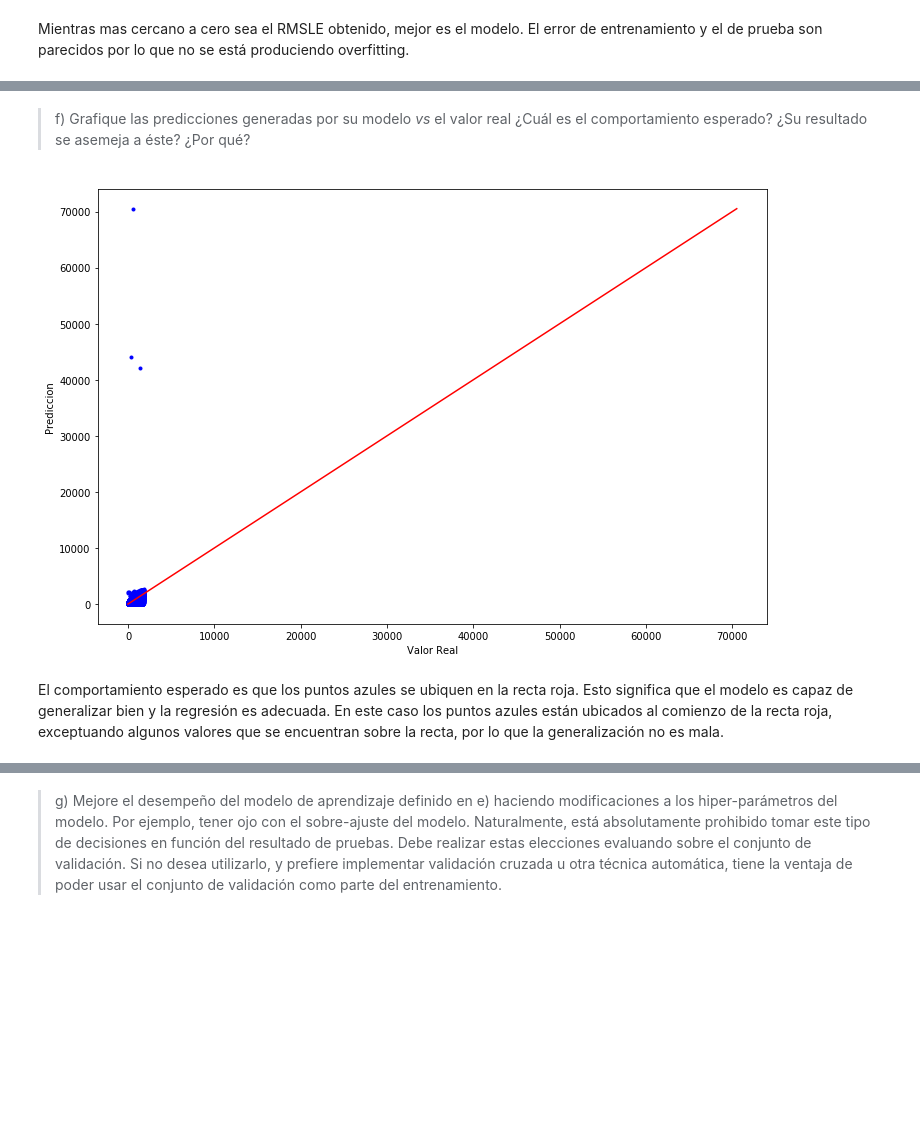
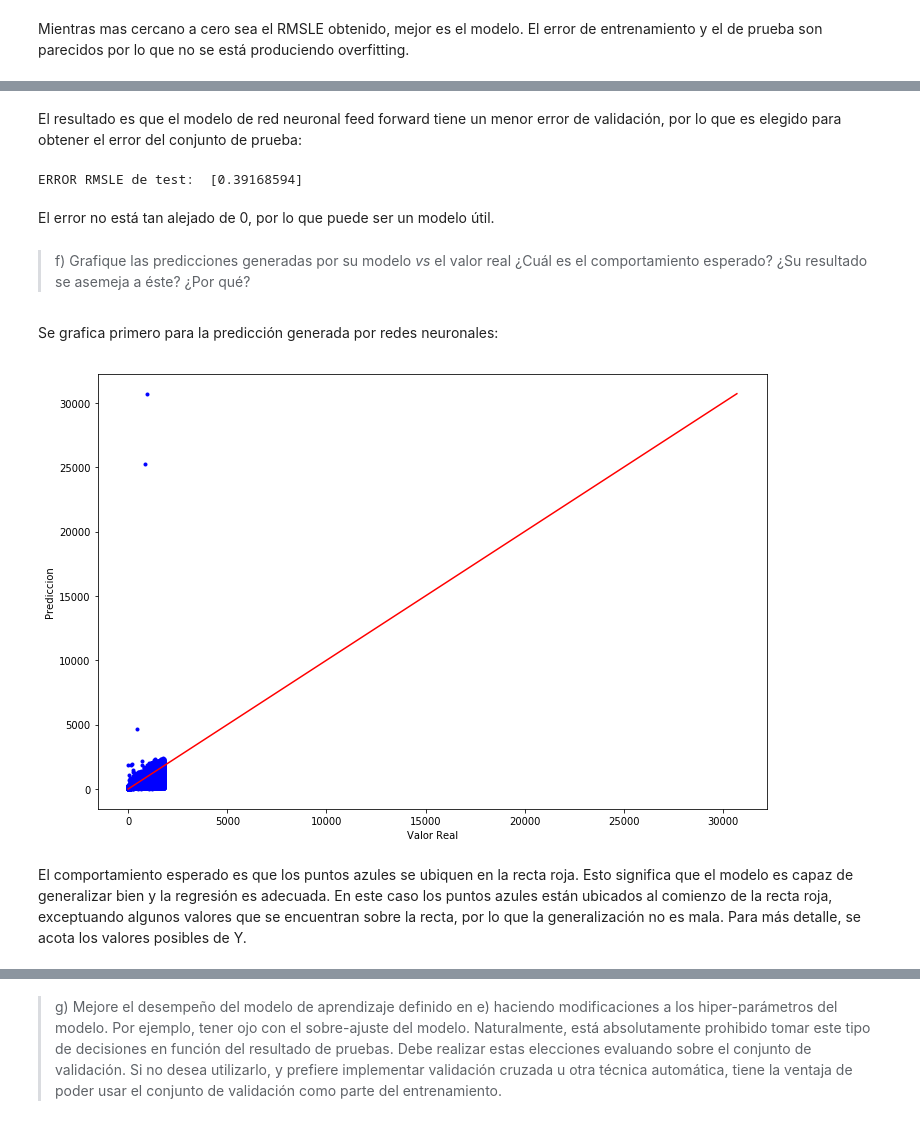
Before and after one commit to JorgeAliste/Tarea0-INF393-II-2018, a Jupyter notebook: Tarea2/Tarea 2 - Pregunta 3 Aguirre Aliste.ipynb, the cells around one changed output, grey strips where cells are left out. Drawn from its saved outputs; the diff is of its cells as text; code cells hidden in the pictures; blank space fills up the shorter version.

```diff
--- a/Tarea2/Tarea 2 - Pregunta 3 Aguirre Aliste.ipynb
+++ b/Tarea2/Tarea 2 - Pregunta 3 Aguirre Aliste.ipynb
@@ -100,7 +100,7 @@ Con el histrograma se puede notar que la mayor cantidad de viajes toma un tiempo
 # %% [markdown]
 Para un mejor análisis, se eliminan los outliers. Como estos datos son muy distintos a los de la muestra, pueden afectar al entrenamiento de muy mala manera.
 # %%
-df = df[(df['trip_duration']<=1800)]
+df = df[(df['trip_duration']<=1820)]
 # %% [markdown]
 Se genera nuevamente el boxplot:
 # %%
@@ -200,6 +227,6 @@ El modelo por utilizar es una Red Neuronal Feed Forward. Se eligió este modelo
 # %%
 modelNNR = Sequential()
-modelNNR.add(Dense(512, input_dim=X_train_scaled.shape[1], kernel_initializer='normal', activation="relu"))
+modelNNR.add(Dense(512, input_dim=X_train_scaled2.shape[1], kernel_initializer='normal', activation="relu"))
 modelNNR.add(Dropout(0.5))
 modelNNR.add(Dense(256, kernel_initializer='normal', activation="relu"))
 modelNNR.add(Dropout(0.5))
@@ -211,6 +238,6 @@ modelNNR.add(Dense(1, kernel_initializer='normal'))
 
 modelNNR.compile(loss=losses.mean_squared_logarithmic_error, optimizer='RMSprop')
 
-modelNNR.fit(X_train_scaled, y_train, epochs=10, batch_size=1024, verbose=1)
+modelNNR.fit(X_train_scaled2, y_train2, epochs=10, batch_size=1024, verbose=1)
 # %% [output]
 Epoch 1/10
@@ -244,20 +289,38 @@ Mientras mas cercano a cero sea el RMSLE obtenido, mejor es el modelo. El error
+# %% [markdown]
+El resultado es que el modelo de red neuronal feed forward tiene un menor error de validación, por lo que es elegido para obtener el error del conjunto de prueba:
+# %%
+# Error de prueba
+print ("ERROR RMSLE de test: ", rmsle(modelNNR.predict(X_test_scaled),y_test))
+# %% [output]
+ERROR RMSLE de test:  [0.39168594]
+# %% [markdown]
+El error no está tan alejado de 0, por lo que puede ser un modelo útil.
 # %% [markdown]
 > f) Grafique las predicciones generadas por su modelo *vs* el valor real ¿Cuál es el comportamiento esperado? ¿Su resultado se asemeja a éste? ¿Por qué?
+# %% [markdown]
+Se grafica primero para la predicción generada por redes neuronales:
 # %%
-def graficar_predicciones(real,predecido):
+def graficar_predicciones(real,predecido, ymaxi = 0):
     plt.figure(figsize=(12,8))
     plt.plot(real,predecido,'b.')
-    valor_max = int( np.max( [np.max(predecido),np.max(real)]))
+    if ymaxi ==0:
+        valor_max = int( np.max( [np.max(predecido),np.max(real)]))
+    else:
+        valor_max = ymaxi
+
     valor_min = int( np.min( [np.min(predecido),np.min(real)]))
     plt.plot(range(valor_min,valor_max+1), range(valor_min,valor_max+1), color ="r")
     plt.axis('tight')
+    if ymaxi != 0:
+        plt.ylim(ymax = ymaxi, ymin =0 )
     plt.xlabel('Valor Real')
     plt.ylabel('Prediccion')
+
     plt.show()
 
 graficar_predicciones(y_test,modelNNR.predict(X_test_scaled))
 # %% [output]
-[figure, old version]
+[figure, new version]
 # %% [markdown]
 El comportamiento esperado es que los puntos azules se ubiquen en la recta roja. Esto significa que el modelo es capaz de generalizar bien y la regresión es adecuada.
-En este caso los puntos azules están ubicados al comienzo de la recta roja, exceptuando algunos valores que se encuentran sobre la recta, por lo que la generalización no es mala.
+En este caso los puntos azules están ubicados al comienzo de la recta roja, exceptuando algunos valores que se encuentran sobre la recta, por lo que la generalización no es mala. Para más detalle, se acota los valores posibles de Y.
```
Also changed, not shown: parts of 45 cells of this notebook.
